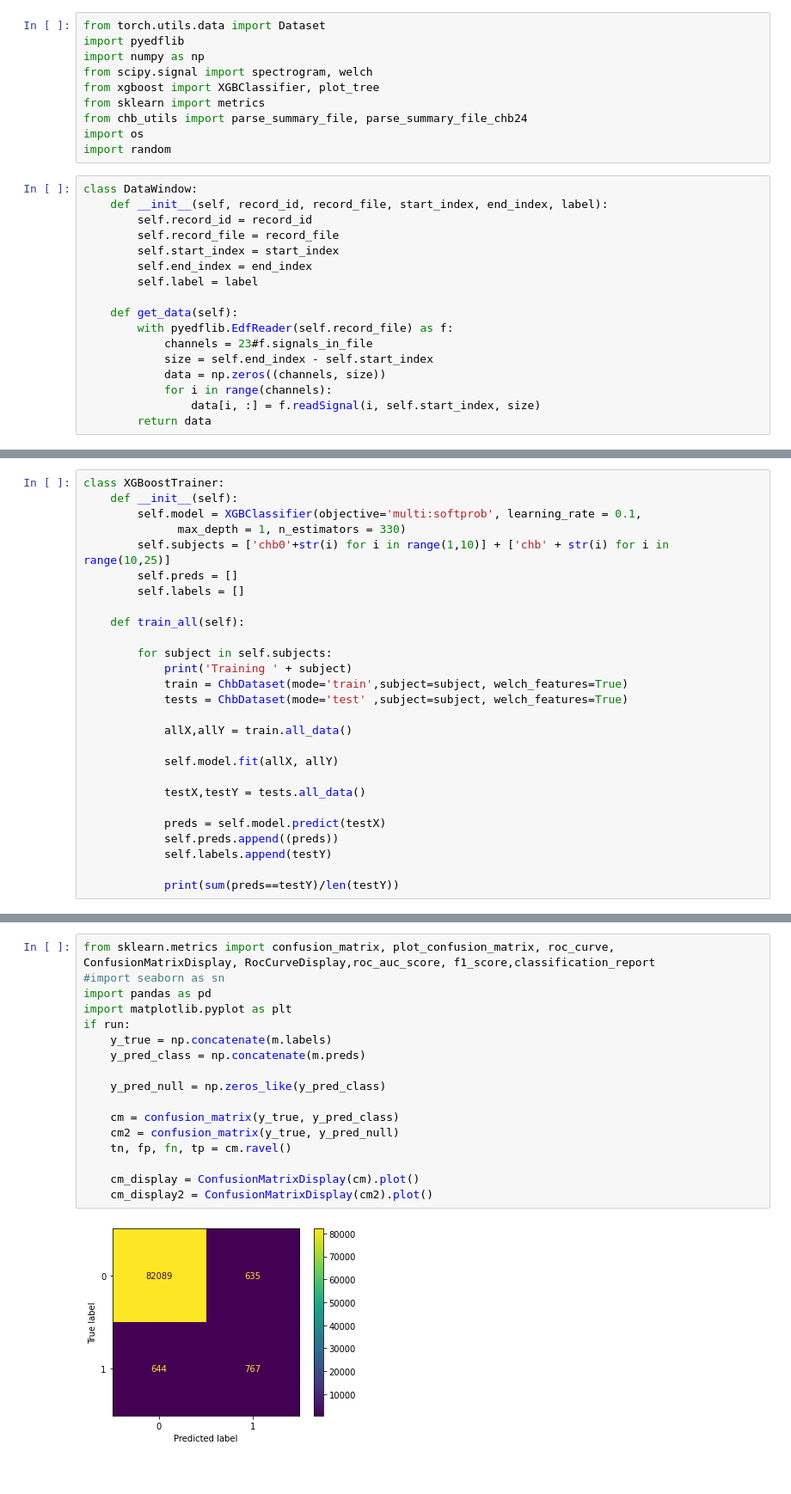
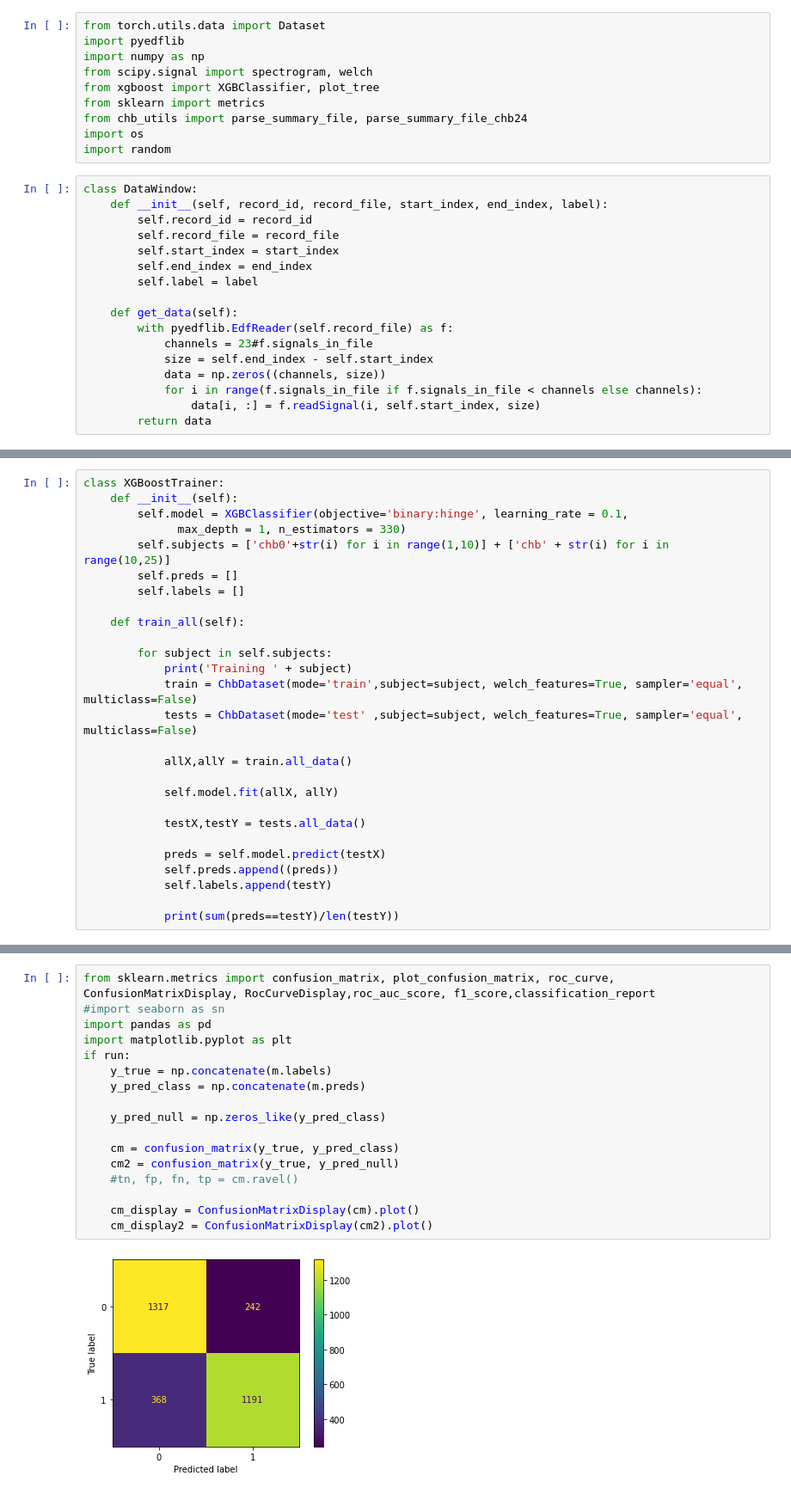
Before and after one commit to FilipMiscevic/SeizureDetection, a Jupyter notebook: chb_import.ipynb, the cells around one changed output, grey strips where cells are left out. Shown at 86% size. Drawn from its saved outputs; the diff is of its cells as text.

Commit message:
Added support for binary seizure labels.

```diff
--- a/chb_import.ipynb
+++ b/chb_import.ipynb
@@ -22,7 +22,7 @@ class DataWindow:
             channels = 23#f.signals_in_file
             size = self.end_index - self.start_index
             data = np.zeros((channels, size))
-            for i in range(channels):
+            for i in range(f.signals_in_file if f.signals_in_file < channels else channels):
                 data[i, :] = f.readSignal(i, self.start_index, size)
         return data
 # %%
@@ -171,7 +189,7 @@ class ChbDataset(Dataset):
 # %%
 class XGBoostTrainer:
     def __init__(self):
-        self.model = XGBClassifier(objective='multi:softprob', learning_rate = 0.1,
+        self.model = XGBClassifier(objective='binary:hinge', learning_rate = 0.1,
               max_depth = 1, n_estimators = 330)
         self.subjects = ['chb0'+str(i) for i in range(1,10)] + ['chb' + str(i) for i in range(10,25)]
         self.preds = []
@@ -181,8 +199,8 @@ class XGBoostTrainer:
 
         for subject in self.subjects:
             print('Training ' + subject)
-            train = ChbDataset(mode='train',subject=subject, welch_features=True)
-            tests = ChbDataset(mode='test' ,subject=subject, welch_features=True)
+            train = ChbDataset(mode='train',subject=subject, welch_features=True, sampler='equal', multiclass=False)
+            tests = ChbDataset(mode='test' ,subject=subject, welch_features=True, sampler='equal', multiclass=False)
 
             allX,allY = train.all_data()
 
@@ -226,19 +246,19 @@ found 19 edf files
 # %%
 from sklearn.metrics import confusion_matrix, plot_confusion_matrix, roc_curve, ConfusionMatrixDisplay, RocCurveDisplay,roc_auc_score, f1_score,classification_report
 #import seaborn as sn
 import pandas as pd
 import matplotlib.pyplot as plt
 if run:
     y_true = np.concatenate(m.labels)
     y_pred_class = np.concatenate(m.preds)
 
     y_pred_null = np.zeros_like(y_pred_class)
 
     cm = confusion_matrix(y_true, y_pred_class)
     cm2 = confusion_matrix(y_true, y_pred_null)
-    tn, fp, fn, tp = cm.ravel()
+    #tn, fp, fn, tp = cm.ravel()
 
     cm_display = ConfusionMatrixDisplay(cm).plot()
     cm_display2 = ConfusionMatrixDisplay(cm2).plot()
 # %% [output]
-[figure, old version]
+[figure, new version]
```
Also changed, not shown: parts of 5 cells of this notebook, 1 other file.
